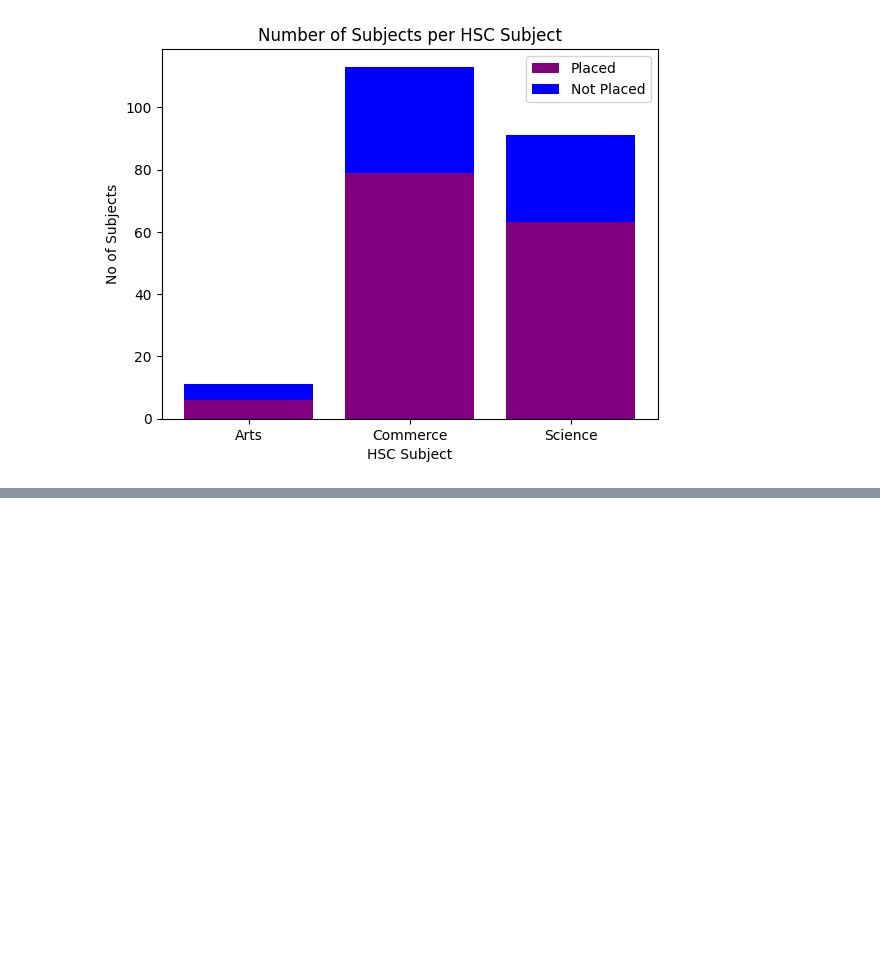
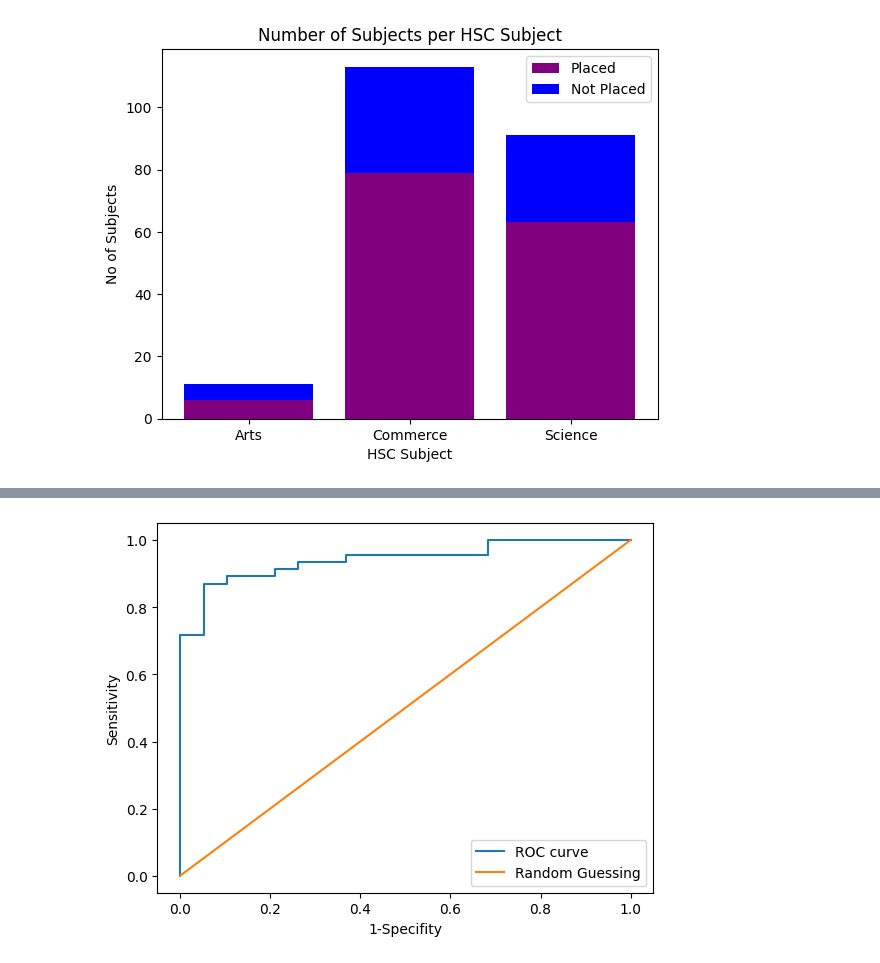
Before and after one commit to Dan23ws12/Kaggle-Job-Placement-Data-Analysis, a Jupyter notebook: Analysis and Predictions.ipynb, the cells around one changed output, grey strips where cells are left out. Drawn from its saved outputs; the diff is of its cells as text; code cells hidden in the pictures; blank space fills up the shorter version.

Commit message:
finished EDA and prediction

```diff
--- a/Analysis and Predictions.ipynb
+++ b/Analysis and Predictions.ipynb
@@ -165,0 +167,5 @@ rfc.fit(X=x_train, y=y_train)
+# %%
+#Pipeline(steps= [("one hot encode", OneHotEncoder()), ("scaler", StandardScaler())])
+pre_process = ColumnTransformer(transformers=[("num", StandardScaler(), numeric_col),
+                                              ("cat", OneHotEncoder(), categorical_col[:-1])])
+pre_process
@@ -165,0 +201,4 @@ rfc.fit(X=x_train, y=y_train)
+# %%
+#training Logistic Regression using a pipeline
+pipe_log = Pipeline(steps=[("preprocess", pre_process),
+                           ("log", LogisticRegressionCV(solver="liblinear", random_state=32))])
@@ -165,0 +207,18 @@ rfc.fit(X=x_train, y=y_train)
+# %%
+def plot_roc_curve(estimator):
+    y_pred_prob = estimator.predict_proba(x_test)[:, 1]
+    fpr, tpr, thresholds = roc_curve(y_true=y_test, y_score=y_pred_prob)
+    roc_auc = auc(fpr,tpr)
+    plt.figure()
+    plt.plot(fpr, tpr, label="ROC curve")
+    plt.plot([0, 1], [0, 1], label="Random Guessing")
+    plt.xlabel("1-Specifity")
+    plt.ylabel("Sensitivity")
+    plt.legend()
+    plt.show()
+# %%
+pipe_log.fit(x_train, y_train)
+log_predict = pipe_log.predict(x_test)
+print(confusion_matrix(y_test, log_predict))
+#order is tn, fp, fn, tp
+print(classification_report(y_test, log_predict))
@@ -165,0 +236,4 @@ rfc.fit(X=x_train, y=y_train)
+# %%
+plot_roc_curve(pipe_log)
+# %% [output]
+[figure, added]
```
Also changed, not shown: parts of 12 cells of this notebook, 1 other file.
